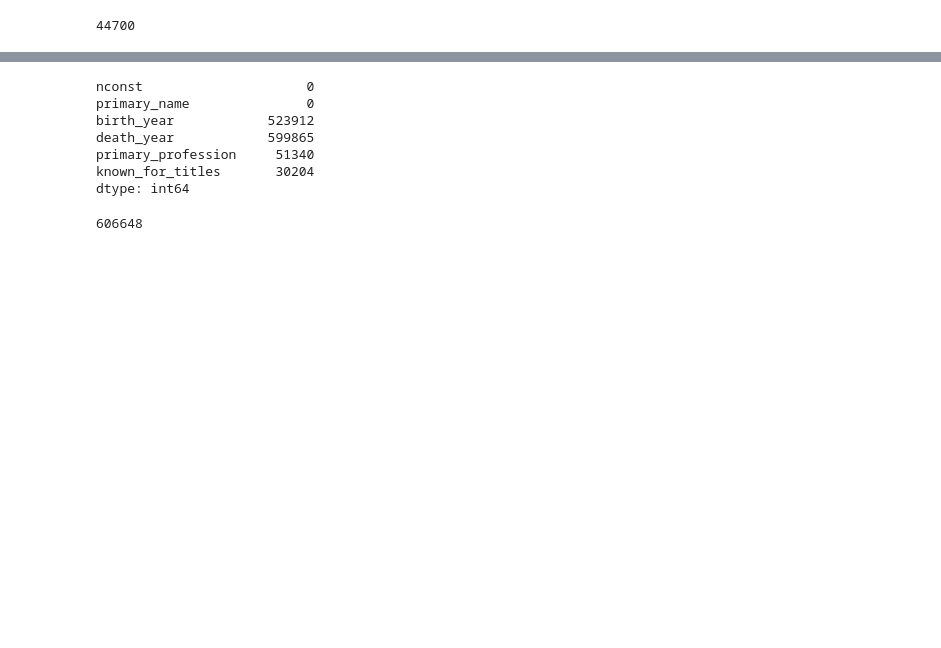
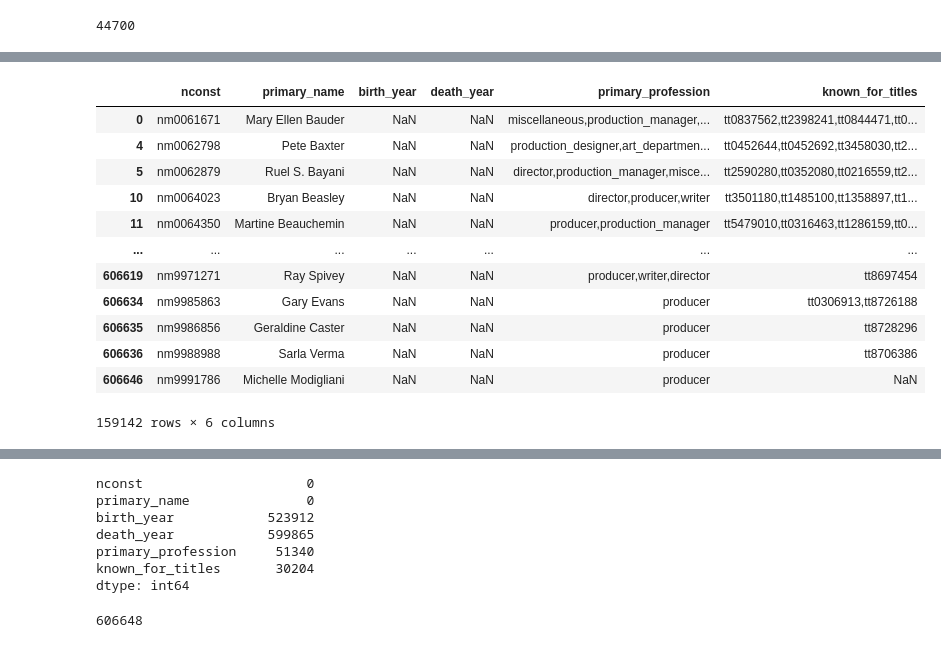
Before and after one commit to samtuleen/Phase1-Microsoft-Movie-Analysis-Project, a Jupyter notebook: dsc-phase1-project-template-Copy1.ipynb, the cells around one changed output, grey strips where cells are left out. Cells and saved outputs as stored; diff of their text form; code cells hidden in the pictures; blank space fills up the shorter version.

```diff
--- a/dsc-phase1-project-template-Copy1.ipynb
+++ b/dsc-phase1-project-template-Copy1.ipynb
@@ -117,0 +182,18 @@ imdb_nb.head(10)
+# %%
+#Filtered out the production team after converting the column to a string by slicing the strings based on what it contains.
+production_team = imdb_nb[imdb_nb['primary_profession'].str.contains('produc')]
+production_team
+# %% [output]
+|  | nconst | primary_name | birth_year | death_year | primary_profession | known_for_titles |
+| 0 | nm0061671 | Mary Ellen Bauder | NaN | NaN | miscellaneous,production_manager,... | tt0837562,tt2398241,tt0844471,tt0... |
+| 4 | nm0062798 | Pete Baxter | NaN | NaN | production_designer,art_departmen... | tt0452644,tt0452692,tt3458030,tt2... |
+| 5 | nm0062879 | Ruel S. Bayani | NaN | NaN | director,production_manager,misce... | tt2590280,tt0352080,tt0216559,tt2... |
+| 10 | nm0064023 | Bryan Beasley | NaN | NaN | director,producer,writer | tt3501180,tt1485100,tt1358897,tt1... |
+| 11 | nm0064350 | Martine Beauchemin | NaN | NaN | producer,production_manager | tt5479010,tt0316463,tt1286159,tt0... |
+| ... | ... | ... | ... | ... | ... | ... |
+| 606619 | nm9971271 | Ray Spivey | NaN | NaN | producer,writer,director | tt8697454 |
+| 606634 | nm9985863 | Gary Evans | NaN | NaN | producer | tt0306913,tt8726188 |
+| 606635 | nm9986856 | Geraldine Caster | NaN | NaN | producer | tt8728296 |
+| 606636 | nm9988988 | Sarla Verma | NaN | NaN | producer | tt8706386 |
+| 606646 | nm9991786 | Michelle Modigliani | NaN | NaN | producer | NaN |
+159142 rows × 6 columns
```
Also changed, not shown: parts of 18 cells of this notebook.
